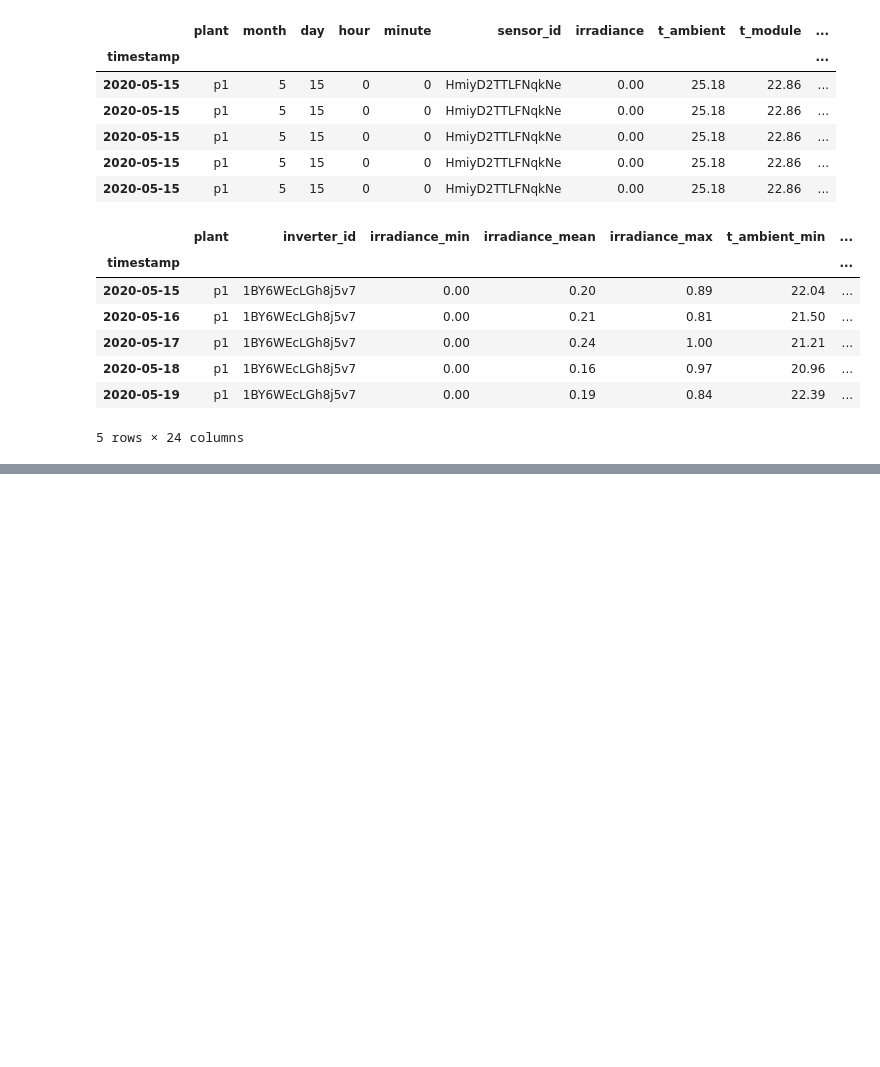
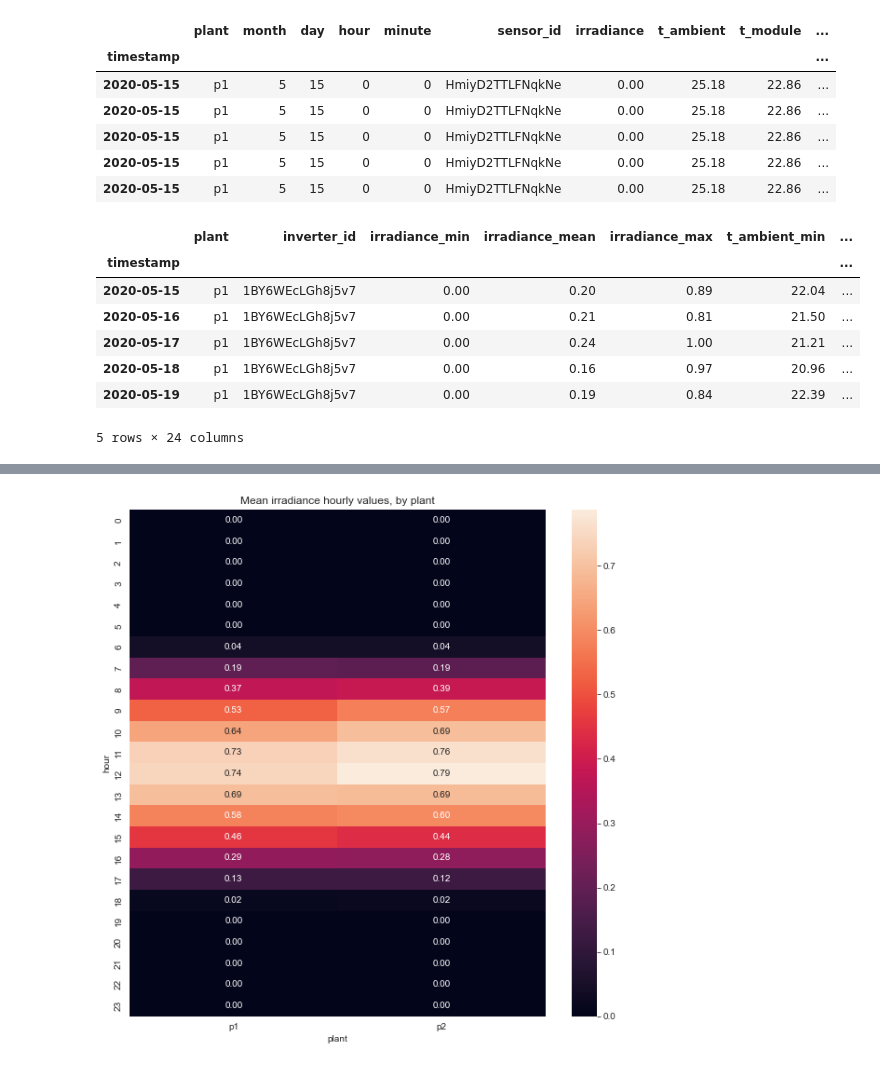
Before and after one commit to luis-cj/data-science-solar-power-plant, a Jupyter notebook: solar_power_plant_part_3.ipynb, the cells around one changed output, grey strips where cells are left out. Saved outputs shown, nothing was run; the diff lists cells and outputs as text; code cells hidden in the pictures; blank space fills up the shorter version.

```diff
--- a/solar_power_plant_part_3.ipynb
+++ b/solar_power_plant_part_3.ipynb
@@ -37,0 +143,3 @@ df_daily.head()
+# %%
+temp = pd.crosstab(index = reception["hour"],columns = reception["plant"], values=reception["irradiance"], aggfunc="mean")
+temp
@@ -37,0 +165,6 @@ df_daily.head()
+# %%
+plt.figure(figsize=(10,10))
+sns.heatmap(temp, annot=True, fmt=".2f")
+plt.title("Mean irradiance hourly values, by plant");
+# %% [output]
+[figure, added]
```
Also changed, not shown: parts of 21 cells of this notebook.
